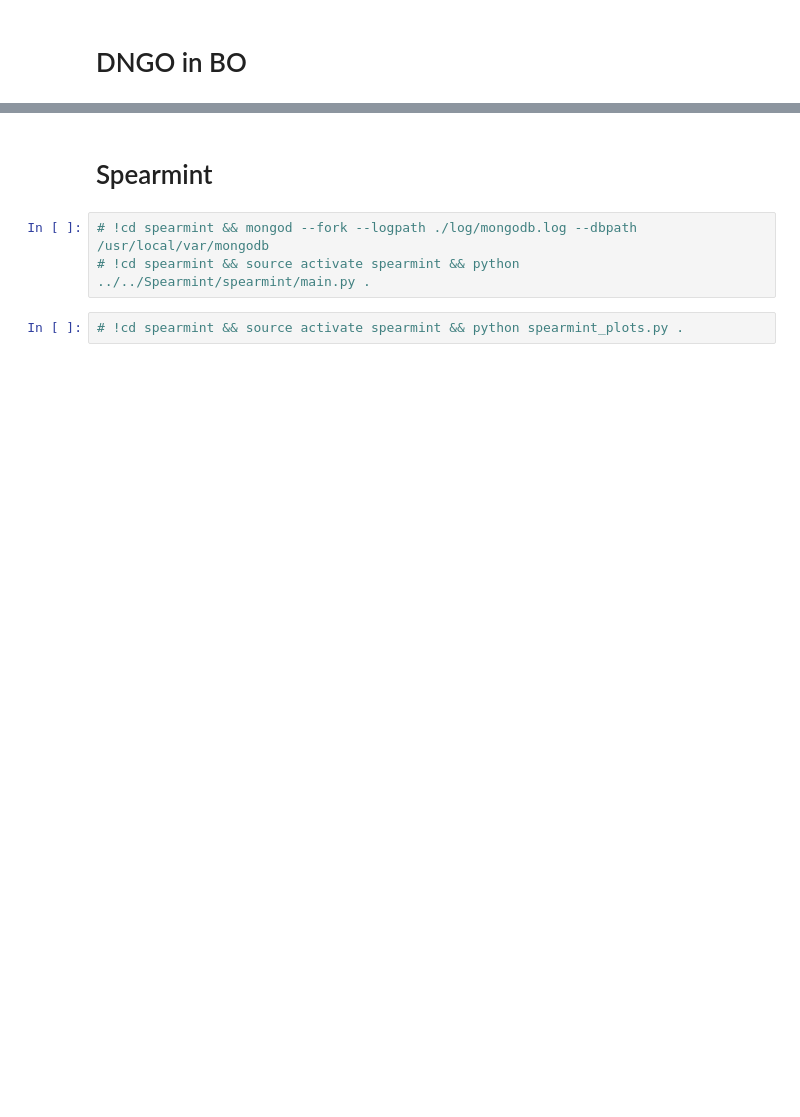
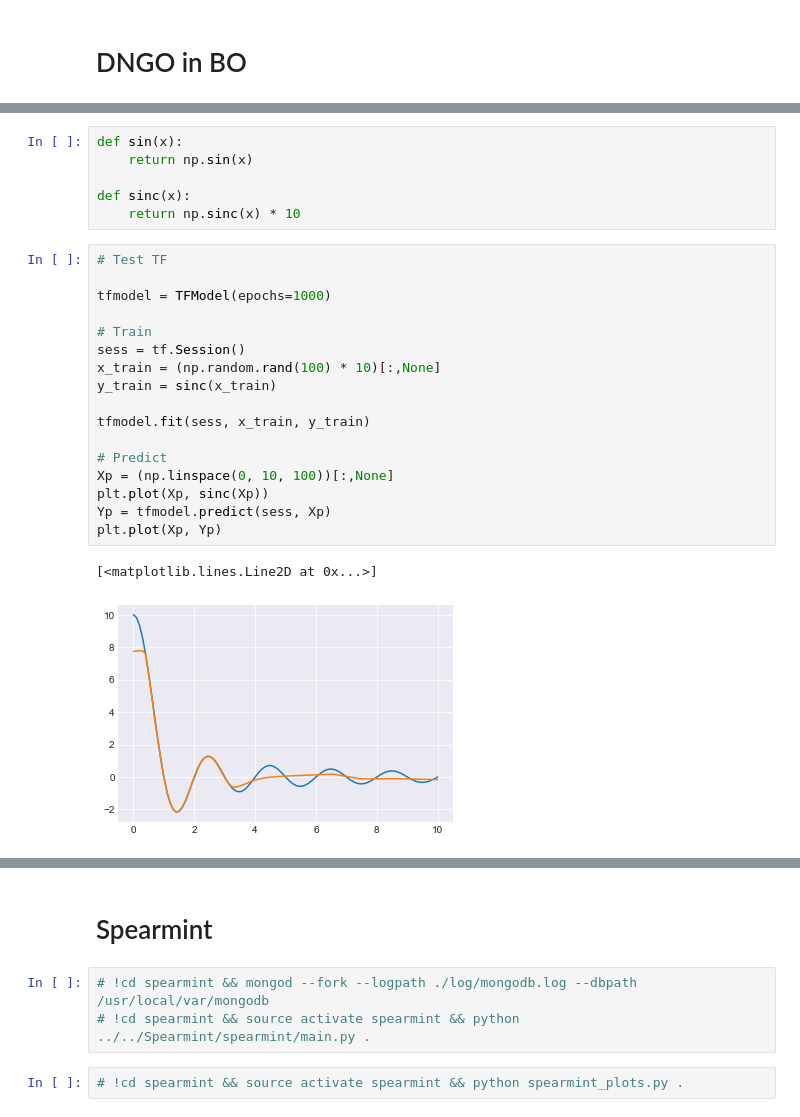
Before and after one commit to tmpethick/ensembled-dngo, a Jupyter notebook: sandbox.ipynb, the cells around one changed output, grey strips where cells are left out. Saved outputs shown, nothing was run; the diff lists cells and outputs as text; blank space fills up the shorter version.

```diff
--- a/sandbox.ipynb
+++ b/sandbox.ipynb
@@ -335,0 +403,26 @@ for i in range(0, n_iter):
+# %%
+def sin(x):
+    return np.sin(x)
+
+def sinc(x):
+    return np.sinc(x) * 10
+# %%
+# Test TF
+
+tfmodel = TFModel(epochs=1000)
+
+# Train
+sess = tf.Session()
+x_train = (np.random.rand(100) * 10)[:,None]
+y_train = sinc(x_train)
+
+tfmodel.fit(sess, x_train, y_train)
+
+# Predict
+Xp = (np.linspace(0, 10, 100))[:,None]
+plt.plot(Xp, sinc(Xp))
+Yp = tfmodel.predict(sess, Xp)
+plt.plot(Xp, Yp)
+# %% [output]
+[<matplotlib.lines.Line2D at 0x...>]
+[figure, added]
```
Also changed, not shown: parts of 17 cells of this notebook, 3 other files.
